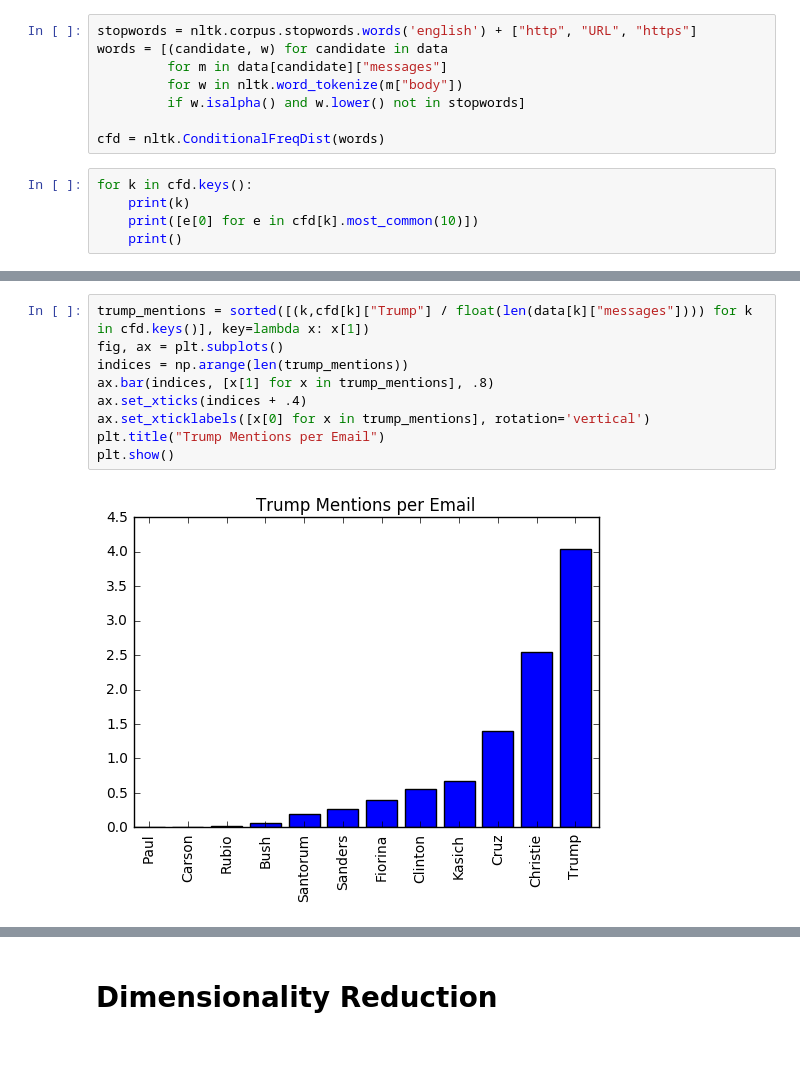
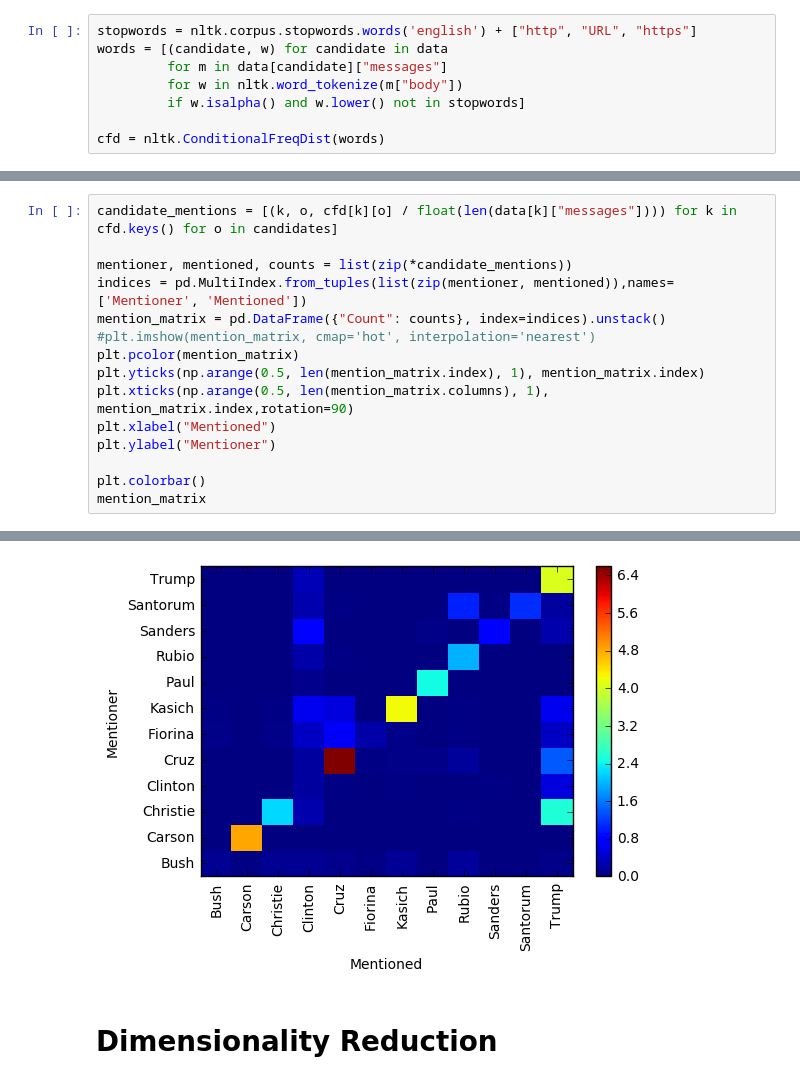
Before and after one commit to jkerfs/VoterEmailAnalysis, a Jupyter notebook: ExperimentalInsights.ipynb, the cells around one changed output, grey strips where cells are left out. Saved outputs shown, nothing was run; the diff lists cells and outputs as text; blank space fills up the shorter version.

```diff
--- a/ExperimentalInsights.ipynb
+++ b/ExperimentalInsights.ipynb
@@ -33,8 +37,3 @@ words = [(candidate, w) for candidate in data
          if w.isalpha() and w.lower() not in stopwords]
 
 cfd = nltk.ConditionalFreqDist(words)
-# %%
-for k in cfd.keys():
-    print(k)
-    print([e[0] for e in cfd[k].most_common(10)])
-    print()
@@ -72,11 +40,16 @@ plt.show()
-# %%
-trump_mentions = sorted([(k,cfd[k]["Trump"] / float(len(data[k]["messages"]))) for k in cfd.keys()], key=lambda x: x[1])
-fig, ax = plt.subplots()
-indices = np.arange(len(trump_mentions))
-ax.bar(indices, [x[1] for x in trump_mentions], .8)
-ax.set_xticks(indices + .4)
-ax.set_xticklabels([x[0] for x in trump_mentions], rotation='vertical')
-plt.title("Trump Mentions per Email")
-plt.show()
-# %% [output]
-[figure, removed]
+# %%
+candidate_mentions = [(k, o, cfd[k][o] / float(len(data[k]["messages"]))) for k in cfd.keys() for o in candidates]
+
+mentioner, mentioned, counts = list(zip(*candidate_mentions))
+indices = pd.MultiIndex.from_tuples(list(zip(mentioner, mentioned)),names=['Mentioner', 'Mentioned'])
+mention_matrix = pd.DataFrame({"Count": counts}, index=indices).unstack()
+#plt.imshow(mention_matrix, cmap='hot', interpolation='nearest')
+plt.pcolor(mention_matrix)
+plt.yticks(np.arange(0.5, len(mention_matrix.index), 1), mention_matrix.index)
+plt.xticks(np.arange(0.5, len(mention_matrix.columns), 1), mention_matrix.index,rotation=90)
+plt.xlabel("Mentioned")
+plt.ylabel("Mentioner")
+
+plt.colorbar()
+mention_matrix
+# %% [output]
@@ -83,3 +71,4 @@ plt.show()
+[figure, added]
 # %% [markdown]
 # Dimensionality Reduction
 # %%
```
Also changed, not shown: parts of 19 cells of this notebook.
